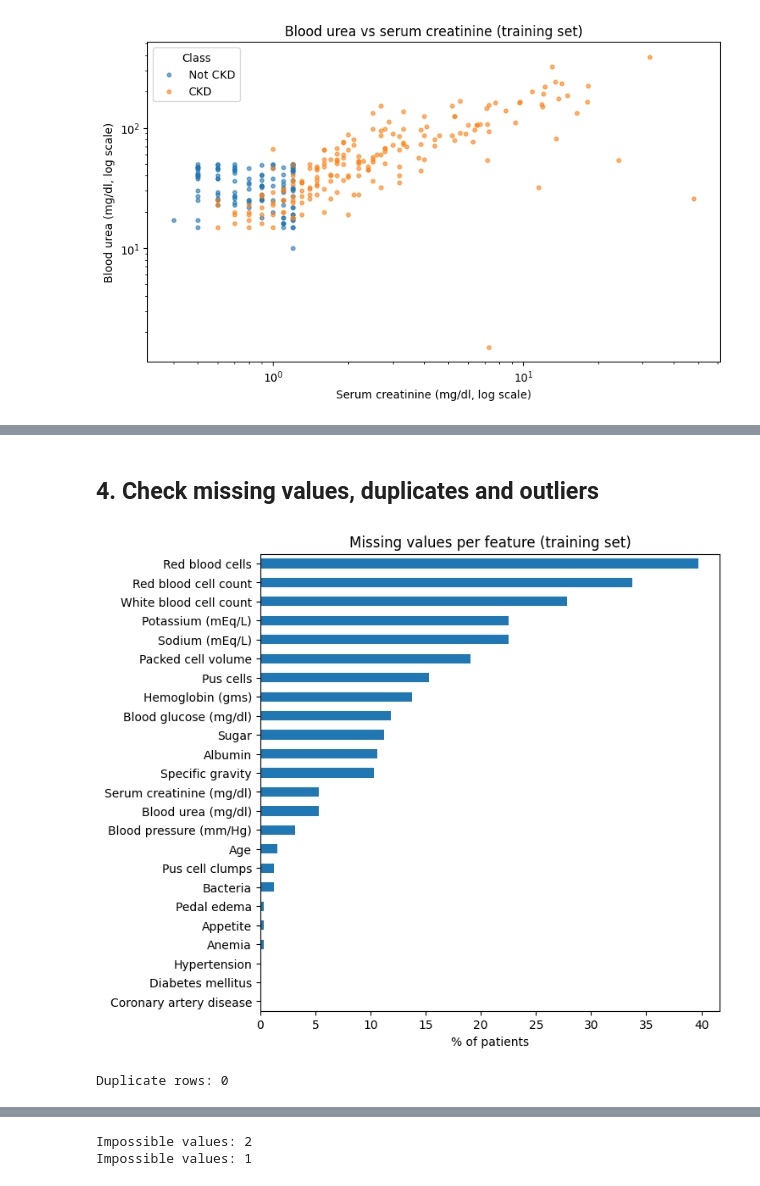
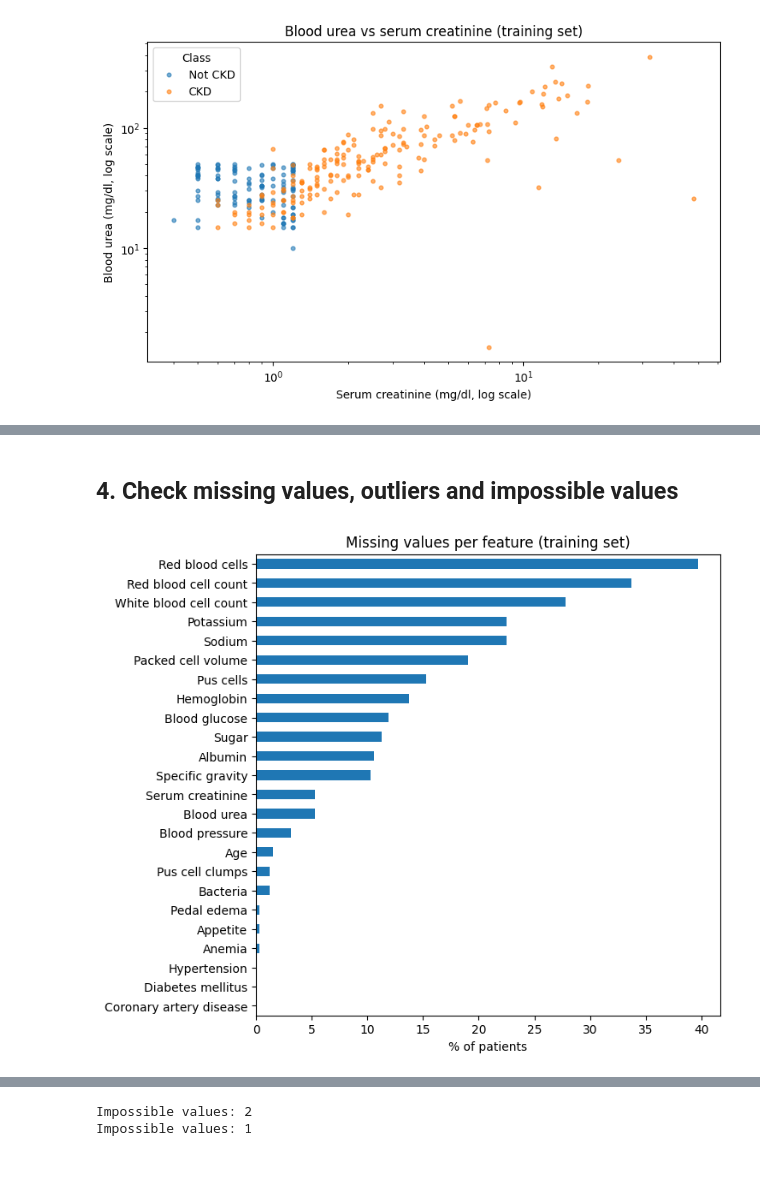
Before and after one commit to elgazar24/F21DL_Group_13, a Jupyter notebook: src/notebooks/Data_Analysis/Data_Preprocessing/DS1_Data_Preprocessing.ipynb, the cells around one changed output, grey strips where cells are left out. Drawn from its saved outputs; the diff is of its cells as text; code cells hidden in the pictures.

```diff
--- a/src/notebooks/Data_Analysis/Data_Preprocessing/DS1_Data_Preprocessing.ipynb
+++ b/src/notebooks/Data_Analysis/Data_Preprocessing/DS1_Data_Preprocessing.ipynb
@@ -50,18 +47,14 @@ Values with stray tabs or spaces: 16
 # %%
-rows = [[v.strip() for v in l.split(",") if v != ""] for l in lines]
-df = pd.DataFrame(rows, columns=attrs).replace("?", np.nan)
+df = pd.read_csv(base / ds["files"]["cleaned"][0])
 
-numeric = ["age", "bp", "sg", "al", "su", "bgr", "bu", "sc", "sod", "pot", "hemo", "pcv", "wbcc", "rbcc"]
-df[numeric] = df[numeric].apply(pd.to_numeric)
-
-df = df.rename(columns={
-    "age": "Age", "bp": "Blood pressure (mm/Hg)", "sg": "Specific gravity", "al": "Albumin", "su": "Sugar",
+names = {
+    "age": "Age", "bp": "Blood pressure", "sg": "Specific gravity", "al": "Albumin", "su": "Sugar",
     "rbc": "Red blood cells", "pc": "Pus cells", "pcc": "Pus cell clumps", "ba": "Bacteria",
-    "bgr": "Blood glucose (mg/dl)", "bu": "Blood urea (mg/dl)", "sc": "Serum creatinine (mg/dl)",
-    "sod": "Sodium (mEq/L)", "pot": "Potassium (mEq/L)", "hemo": "Hemoglobin (gms)", "pcv": "Packed cell volume",
-    "wbcc": "White blood cell count", "rbcc": "Red blood cell count", "htn": "Hypertension", "dm": "Diabetes mellitus",
-    "cad": "Coronary artery disease", "appet": "Appetite", "pe": "Pedal edema", "ane": "Anemia", "class": "Target",
-})
+    "bgr": "Blood glucose", "bu": "Blood urea", "sc": "Serum creatinine", "sod": "Sodium", "pot": "Potassium",
+    "hemo": "Hemoglobin", "pcv": "Packed cell volume", "wbcc": "White blood cell count", "rbcc": "Red blood cell count",
+    "htn": "Hypertension", "dm": "Diabetes mellitus", "cad": "Coronary artery disease", "appet": "Appetite",
+    "pe": "Pedal edema", "ane": "Anemia", "class": "Target",
+}
 
 overview = pd.Series({
     "Rows": df.shape[0],
@@ -139,8 +123,8 @@ display(df.head())
 # %% [markdown]
 ## 2. Stratified train/test split
 # %%
-X = df.drop(columns=["Target"])
-y = df["Target"]
+X = df.drop(columns=[target])
+y = df[target]
 
 X_train, X_test, y_train, y_test = train_test_split(
     X, y, test_size=0.2, stratify=y, random_state=RANDOM_STATE
@@ -148,7 +132,7 @@ X_train, X_test, y_train, y_test = train_test_split(
 
 split = pd.DataFrame({
     "Rows": [len(X_train), len(X_test)],
-    "Features": [X_train.shape[1], X_test.shape[1]],
-}, index=["Train", "Test"])
+    "CKD %": [y_train.eq("ckd").mean() * 100, y_test.eq("ckd").mean() * 100],
+}, index=["Train", "Test"]).round(1)
 display(split)
 # %% [output]
@@ -305,12 +280,10 @@ Features above noise: 17
 # %% [markdown]
-## 4. Check missing values, duplicates and outliers
+## 4. Check missing values, outliers and impossible values
 # %%
-missing = X_train.isnull().mean().mul(100).sort_values()
+missing = X_train.isnull().mean().mul(100).sort_values().rename(index=names)
 missing.plot(kind="barh", figsize=(7, 7), title="Missing values per feature (training set)")
 plt.xlabel("% of patients")
 plt.show()
-print("Duplicate rows:", train.duplicated().sum())
 # %% [output]
-[figure, old version]
+[figure, new version]
-Duplicate rows: 0
 # %%
```
Also changed, not shown: parts of 29 cells of this notebook, 6 other files.
